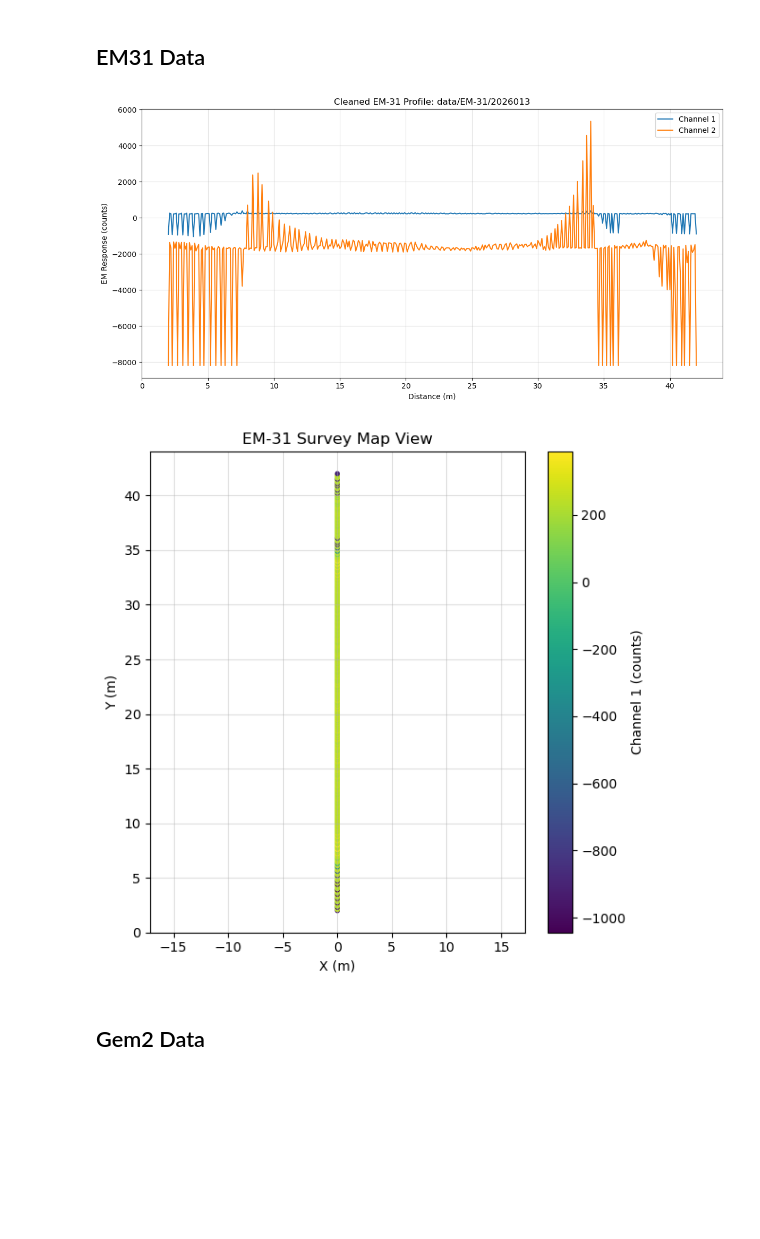
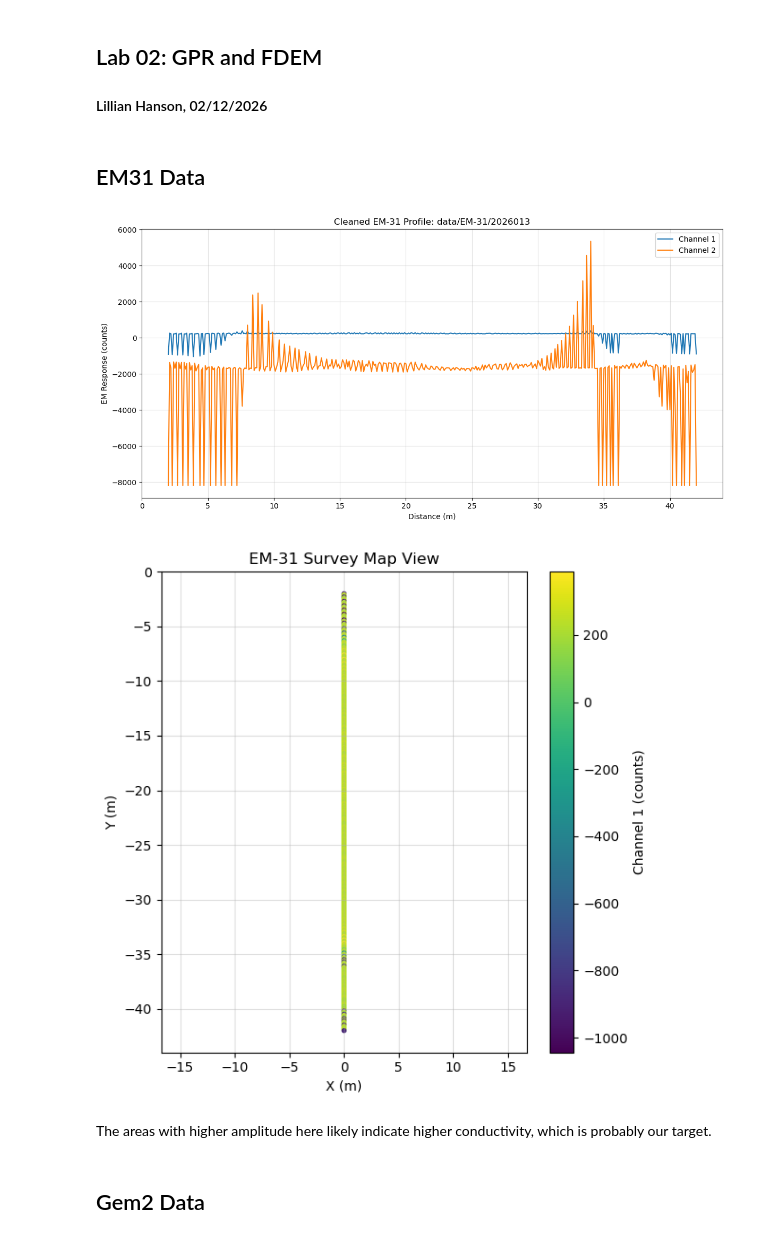
Before and after one commit to lillian-hanson/gpgn-318-328-notebooks, a Jupyter notebook: Labs/em/lab02/lab02.ipynb, the cells around one changed output. Cells and saved outputs as stored; diff of their text form; code cells hidden in the pictures; blank space fills up the shorter version.

```diff
--- a/Labs/em/lab02/lab02.ipynb
+++ b/Labs/em/lab02/lab02.ipynb
@@ -1,3 +1,6 @@
+# %% [markdown]
+## Lab  02: GPR and FDEM
+#### Lillian Hanson, 02/12/2026
 # %%
 import pandas as pd
 import matplotlib.pyplot as plt
@@ -74,42 +77,43 @@ def plot_profiles(df, title):
 
 # Simple survey map (line) -----------------------------
 
-def plot_map(df, azimuth_deg=0): # azimuth_deg = direction of walk (0 = East, 90 = North)
-
+def plot_map(df, azimuth_deg=270): # azimuth_deg = direction of walk, west
     theta = np.deg2rad(azimuth_deg)
 
     df['X'] = df['Distance_m'] * np.cos(theta)
     df['Y'] = df['Distance_m'] * np.sin(theta)
 
     plt.figure(figsize=(6, 6))
     plt.scatter(df['X'], df['Y'], c=df['Channel1'], s=8)
     plt.colorbar(label='Channel 1 (counts)')
     plt.xlabel('X (m)')
     plt.ylabel('Y (m)')
     plt.title('EM-31 Survey Map View')
     plt.axis('equal')
     plt.grid(alpha=0.4)
     plt.tight_layout()
     plt.show()
 
 
 # ----------------------------- Run everything
 file_to_plot = "data/EM-31/2026013"
 
 raw_df = parse_raw_em31(file_to_plot)
 
 clean_df = clean_em31_data(
     raw_df,
     meters_per_sample=0.1,   # <-- adjust if needed
     trim_meters=2.0,
     mirror=True
 )
 
 plot_profiles(clean_df, f"Cleaned EM-31 Profile: {file_to_plot}")
-plot_map(clean_df, azimuth_deg=90)  # example: walking north
+plot_map(clean_df, azimuth_deg=270)  # example: walking west
 # %% [output]
 [figure]
-[figure, old version]
+[figure, new version]
+# %% [markdown]
+The areas with higher amplitude here likely indicate higher conductivity, which is probably our target.
 # %% [markdown]
 ## Gem2 Data
 # %%
```
Also changed, not shown: parts of 7 cells of this notebook, 5 other files.
